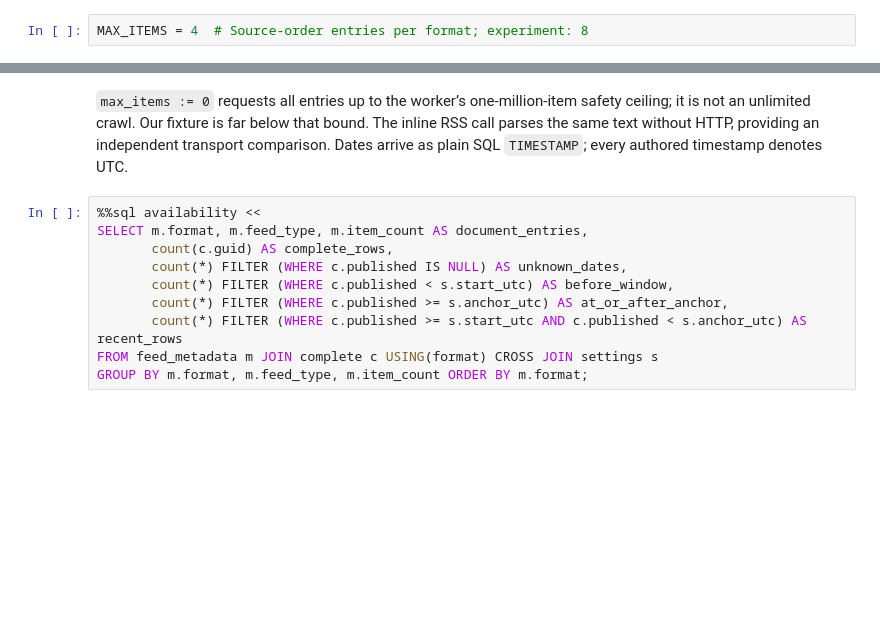
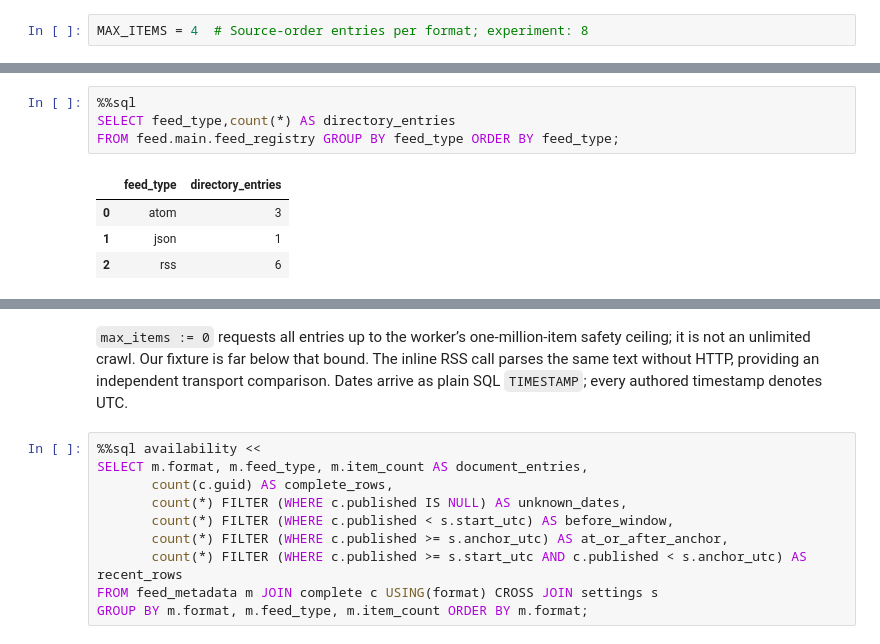
Before and after one commit to Query-farm/vgi-feed, a Jupyter notebook: notebooks/01_measure_feed_prefix_coverage.ipynb, the cells around one changed output, grey strips where cells are left out. Saved outputs shown, nothing was run; the diff lists cells and outputs as text; blank space fills up the shorter version.

```diff
--- a/notebooks/01_measure_feed_prefix_coverage.ipynb
+++ b/notebooks/01_measure_feed_prefix_coverage.ipynb
@@ -72,0 +69,9 @@ Running query in 'DuckDBPyConnection'
+# %%
+%%sql
+SELECT feed_type,count(*) AS directory_entries
+FROM feed.main.feed_registry GROUP BY feed_type ORDER BY feed_type;
+# %% [output]
+|  | feed_type | directory_entries |
+| 0 | atom | 3 |
+| 1 | json | 1 |
+| 2 | rss | 6 |
```
Also changed, not shown: parts of 22 cells of this notebook, 15 other files.
